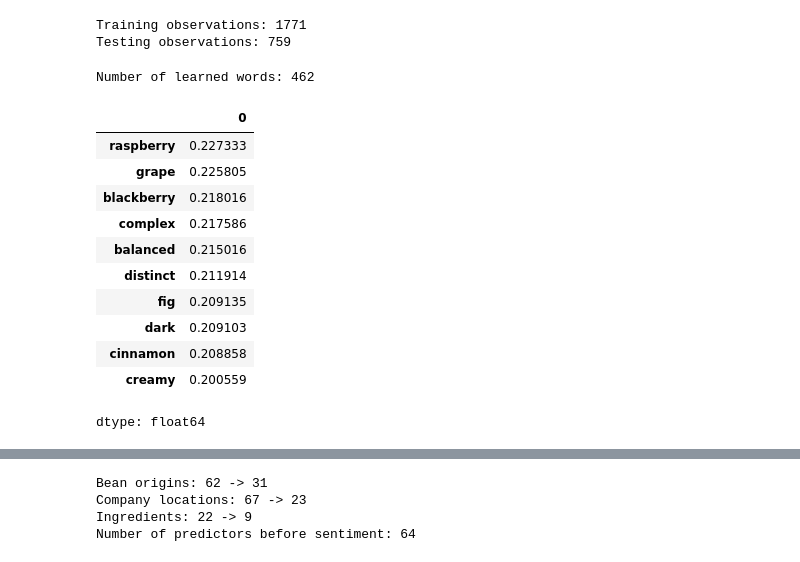
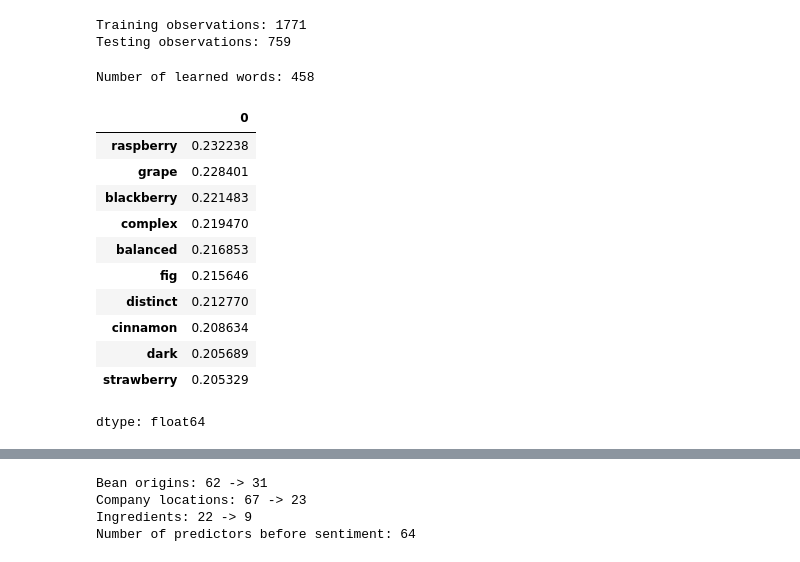
Before and after one commit to leeale2023/BA305_A9-, a Jupyter notebook: final_chocolate_analysis.ipynb, the cells around one changed output, grey strips where cells are left out. Saved outputs shown, nothing was run; the diff lists cells and outputs as text; code cells hidden in the pictures.

```diff
--- a/final_chocolate_analysis.ipynb
+++ b/final_chocolate_analysis.ipynb
@@ -192,41 +192,41 @@ Testing observations: 759
 # %%
 C_train = choc_train["most_memorable_characteristics"].fillna("")
 y_train_text = choc_train["rating"].values
 
 vec = CountVectorizer(
     binary=True,
-    stop_words=["and", "notes", "note", "of", "with", "a", "the"]
+    stop_words=["and", "notes", "note", "of", "with", "a", "the","is","not","this","very"]
 )
 
 W_train = vec.fit_transform(C_train)
 
 ridge = RidgeCV(
     alphas=np.logspace(-2, 3, 30)
 )
 
 ridge.fit(W_train, y_train_text)
 
 word_scores = pd.Series(
     ridge.coef_,
     index=vec.get_feature_names_out()
 )
 
 print("Number of learned words:", len(word_scores))
 
 display(
     word_scores.sort_values(ascending=False).head(10)
 )
 # %% [output]
-Number of learned words: 462
+Number of learned words: 458
 |  | 0 |
-| raspberry | 0.227333 |
-| grape | 0.225805 |
-| blackberry | 0.218016 |
-| complex | 0.217586 |
-| balanced | 0.215016 |
-| distinct | 0.211914 |
-| fig | 0.209135 |
-| dark | 0.209103 |
-| cinnamon | 0.208858 |
-| creamy | 0.200559 |
+| raspberry | 0.232238 |
+| grape | 0.228401 |
+| blackberry | 0.221483 |
+| complex | 0.219470 |
+| balanced | 0.216853 |
+| fig | 0.215646 |
+| distinct | 0.212770 |
+| cinnamon | 0.208634 |
+| dark | 0.205689 |
+| strawberry | 0.205329 |
 dtype: float64
```
Also changed, not shown: parts of 30 cells of this notebook.
